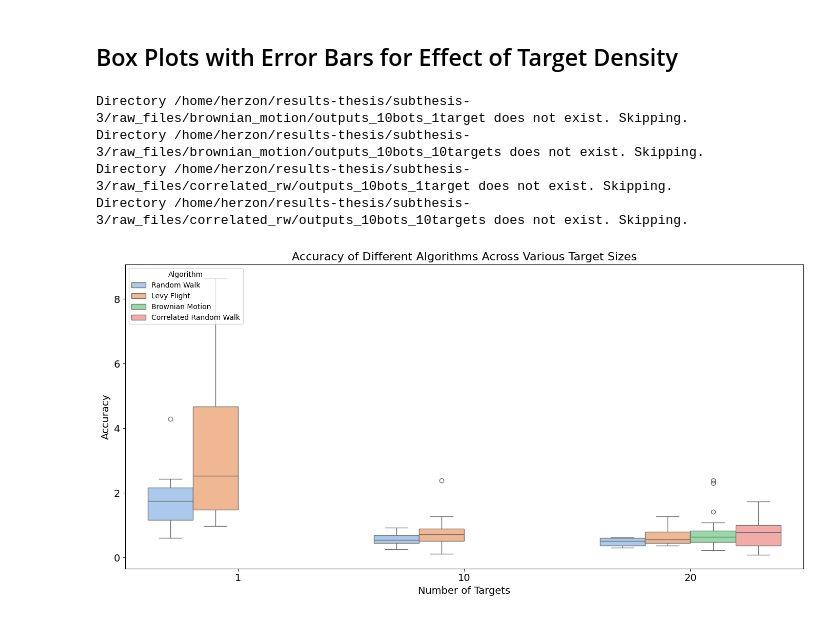
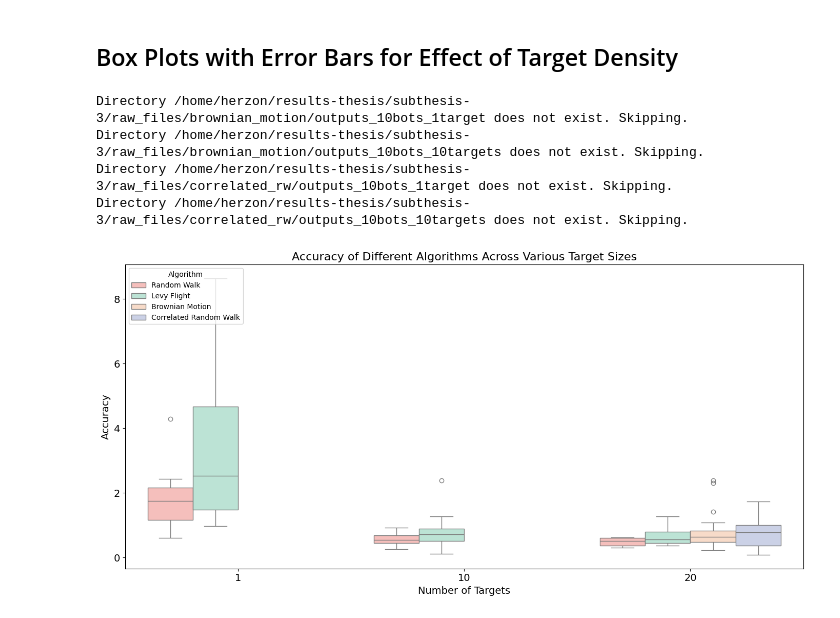
Before and after one commit to marckbarrion/swarm-search-algo_data-analyses, a Jupyter notebook: 3_experiment.ipynb, the cells around one changed output. Cells and saved outputs as stored; diff of their text form; code cells hidden in the pictures.

Commit message:
updated plots for exp 1 and 3

```diff
--- a/3_experiment.ipynb
+++ b/3_experiment.ipynb
@@ -80,32 +80,40 @@ data = []
 for algorithm in algorithms:
     for target_size in target_sizes:
         if target_size in base_dirs[algorithm]:
             dir_path = base_dirs[algorithm][target_size]
             accuracies = read_accuracy_data(dir_path, actual_black_tiles[target_size], skip_lines=(algorithm in ["Random Walk", "Levy Flight"]))
             for accuracy in accuracies:
                 data.append({"Algorithm": algorithm, "Target Size": target_size, "Accuracy": accuracy})
 
 # Create a DataFrame from the collected data
 df = pd.DataFrame(data)
 
+# Define a pastel color palette
+pastel_palette = {
+    "Random Walk": "#FFB7B2",  # Light pink
+    "Levy Flight": "#B5EAD7",  # Light mint green
+    "Brownian Motion": "#FFDAC1",  # Light peach
+    "Correlated Random Walk": "#C7CEEA"  # Light lavender
+}
+
 # Plotting the accuracies using box plots
 plt.figure(figsize=(14, 7))
-sns.boxplot(x='Target Size', y='Accuracy', hue='Algorithm', data=df, palette="pastel")
+sns.boxplot(x='Target Size', y='Accuracy', hue='Algorithm', data=df, palette=pastel_palette)
 
 # Adding labels and title
 plt.title('Accuracy of Different Algorithms Across Various Target Sizes', fontsize=16)
 plt.xlabel('Number of Targets', fontsize=14)
 plt.ylabel('Accuracy', fontsize=14)
 plt.legend(title='Algorithm', fontsize=10, loc='upper left')
 plt.grid(False)
 plt.xticks(fontsize=14)
 plt.yticks(fontsize=14)
 
 plt.tight_layout()
 plt.show()
 # %% [output]
 Directory /home/herzon/results-thesis/subthesis-3/raw_files/brownian_motion/outputs_10bots_1target does not exist. Skipping.
 Directory /home/herzon/results-thesis/subthesis-3/raw_files/brownian_motion/outputs_10bots_10targets does not exist. Skipping.
 Directory /home/herzon/results-thesis/subthesis-3/raw_files/correlated_rw/outputs_10bots_1target does not exist. Skipping.
 Directory /home/herzon/results-thesis/subthesis-3/raw_files/correlated_rw/outputs_10bots_10targets does not exist. Skipping.
-[figure, old version]
+[figure, new version]
```
Also changed, not shown: 1 other file.
